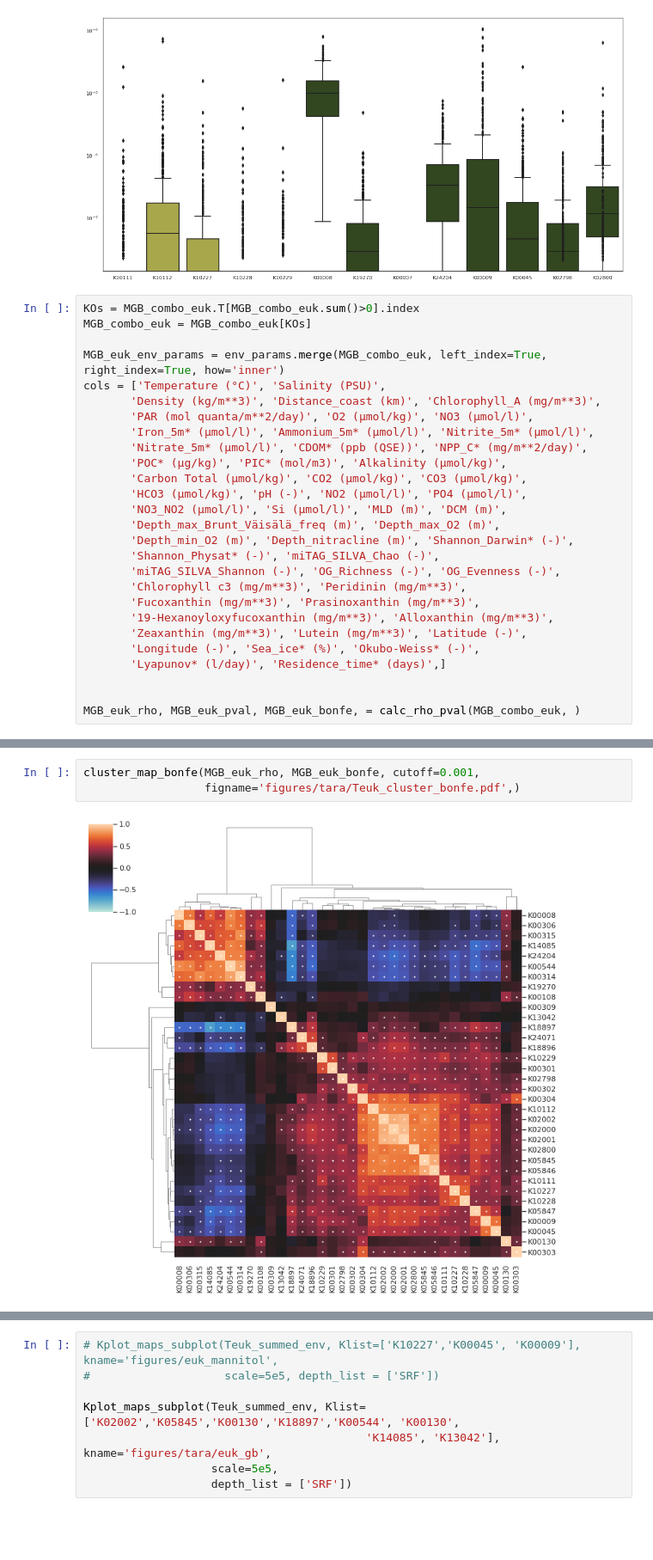
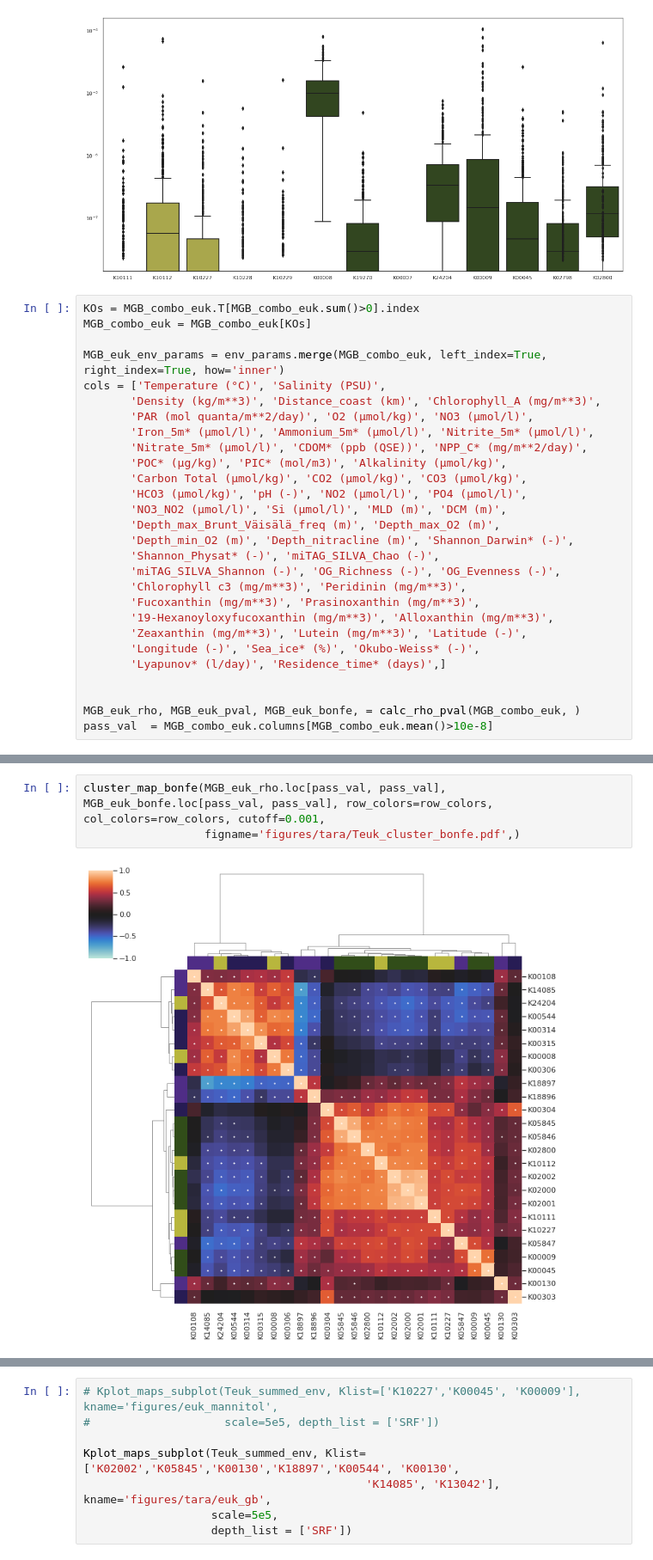
Before and after one commit to AlexanderLabWHOI/2021-marine-osmolytes, a Jupyter notebook: genome-searching/notebooks/Tara-data-final-figures.ipynb, the cells around one changed output, grey strips where cells are left out. Shown at 86% size. Saved outputs shown, nothing was run; the diff lists cells and outputs as text; blank space fills up the shorter version.

```diff
--- a/genome-searching/notebooks/Tara-data-final-figures.ipynb
+++ b/genome-searching/notebooks/Tara-data-final-figures.ipynb
@@ -616,3 +619,4 @@ cols = ['Temperature (°C)', 'Salinity (PSU)',
 
 
 MGB_euk_rho, MGB_euk_pval, MGB_euk_bonfe, = calc_rho_pval(MGB_combo_euk, )
+pass_val  = MGB_combo_euk.columns[MGB_combo_euk.mean()>10e-8]
@@ -619,8 +631,8 @@ MGB_euk_rho, MGB_euk_pval, MGB_euk_bonfe, = calc_rho_pval(MGB_combo_euk, )
 # %%
-cluster_map_bonfe(MGB_euk_rho, MGB_euk_bonfe, cutoff=0.001,
+cluster_map_bonfe(MGB_euk_rho.loc[pass_val, pass_val], MGB_euk_bonfe.loc[pass_val, pass_val], row_colors=row_colors, col_colors=row_colors, cutoff=0.001,
                   figname='figures/tara/Teuk_cluster_bonfe.pdf',)
 # %% [output]
-[figure, old version]
+[figure, new version]
 # %%
 
 MGB_euk_env_rho, MGB_euk_env_pval, MGB_euk_env_bonfe = calc_rho_pval(MGB_euk_env_params)
```
Also changed, not shown: parts of 12 cells of this notebook, 1 other file.
